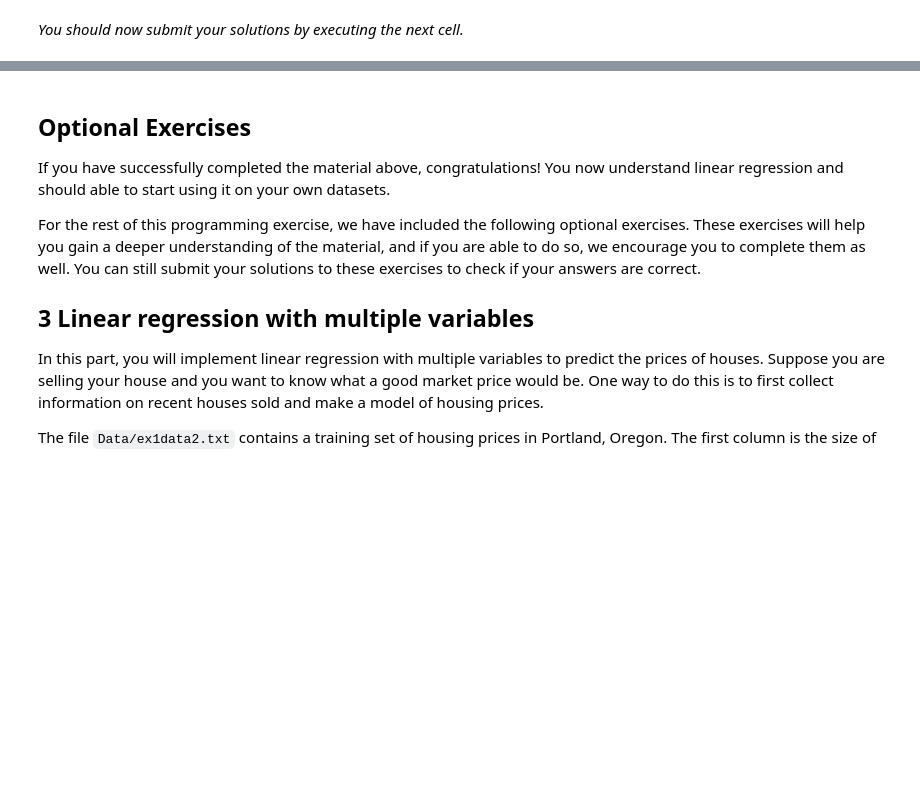
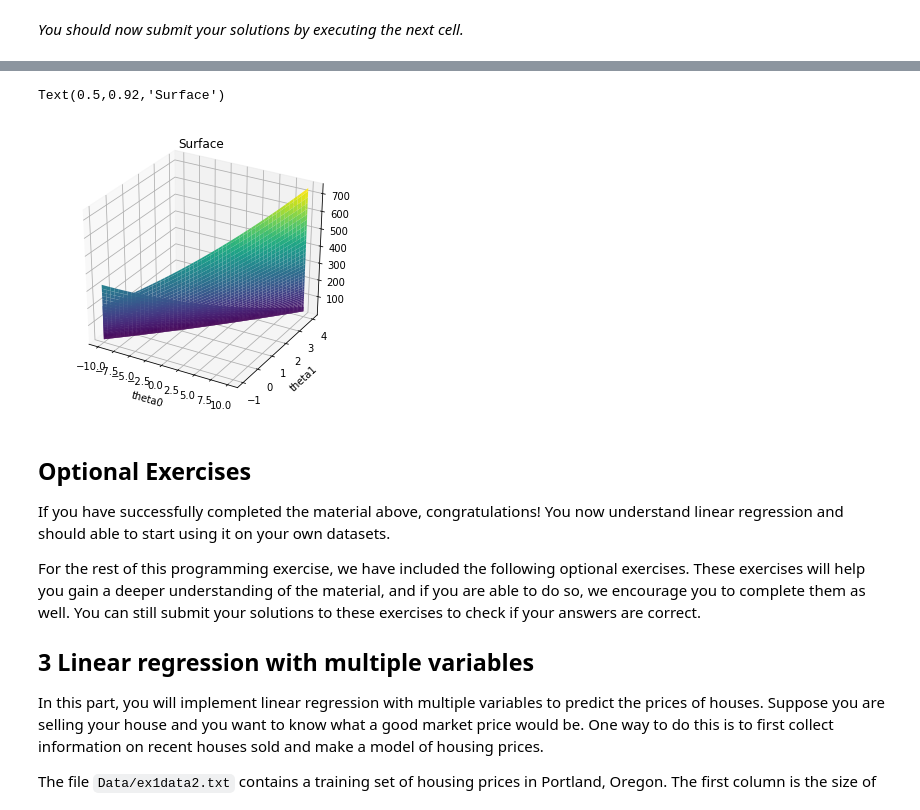
Before and after one commit to Dannynis/DL-ML-DSP, a Jupyter notebook: ml-coursera-python-assignments-master/Exercise1/exercise1.ipynb, the cells around one changed output, grey strips where cells are left out. Drawn from its saved outputs; the diff is of its cells as text; code cells hidden in the pictures; blank space fills up the shorter version.

```diff
--- a/ml-coursera-python-assignments-master/Exercise1/exercise1.ipynb
+++ b/ml-coursera-python-assignments-master/Exercise1/exercise1.ipynb
@@ -733,3 +743,13 @@ pass
+# %%
+fig = pyplot.figure(figsize=(12, 5))
+ax = fig.add_subplot(121, projection='3d')
+ax.plot_surface(theta0_vals, theta1_vals, J_vals, cmap='viridis')
+pyplot.xlabel('theta0')
+pyplot.ylabel('theta1')
+pyplot.title('Surface')
+# %% [output]
+Text(0.5,0.92,'Surface')
+[figure, added]
 # %% [markdown]
 ## Optional Exercises
 
```
Also changed, not shown: parts of 15 cells of this notebook.
